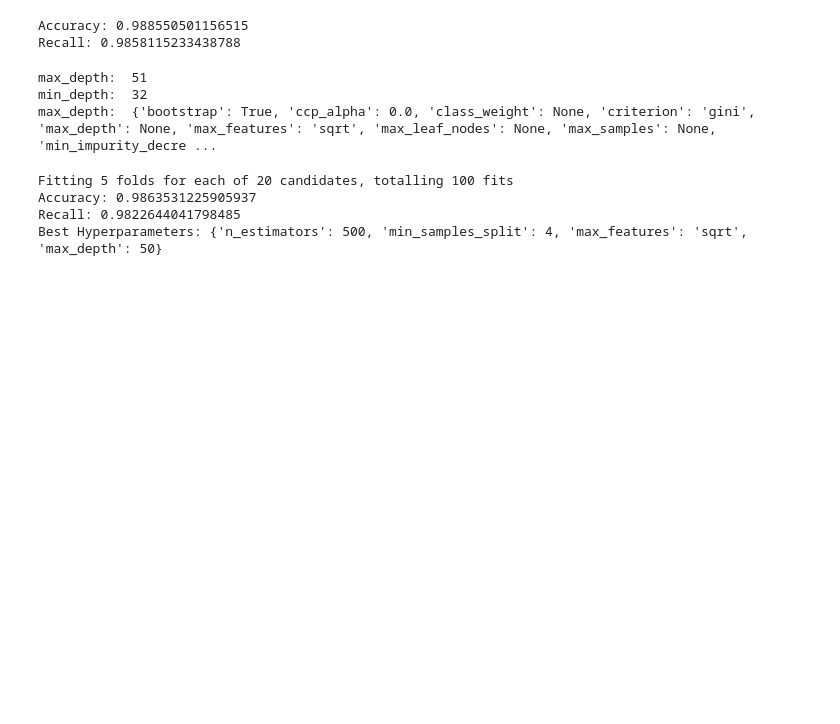
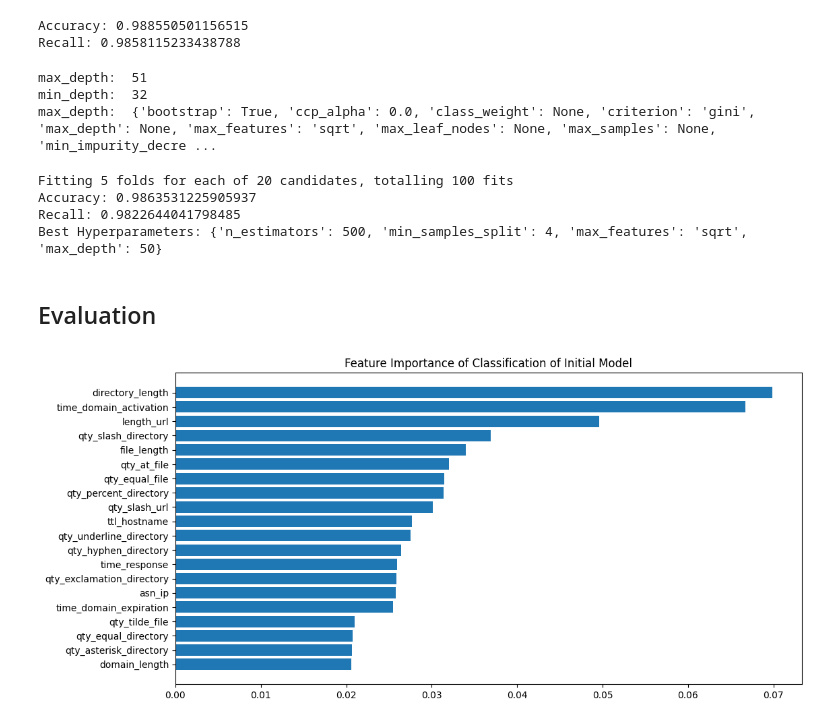
Before and after one commit to Oliverzhang0314/dsa4263-fraud-detection, a Jupyter notebook: notebooks/preprocessing.ipynb, the cells around one changed output. Saved outputs shown, nothing was run; the diff lists cells and outputs as text; code cells hidden in the pictures; blank space fills up the shorter version.

Commit message:
add evaluation

```diff
--- a/notebooks/preprocessing.ipynb
+++ b/notebooks/preprocessing.ipynb
@@ -260,3 +260,19 @@ Fitting 5 folds for each of 20 candidates, totalling 100 fits
 Accuracy: 0.9863531225905937
 Recall: 0.9822644041798485
 Best Hyperparameters: {'n_estimators': 500, 'min_samples_split': 4, 'max_features': 'sqrt', 'max_depth': 50}
+# %% [markdown]
+## Evaluation
+# %%
+# Feature importance of initial model
+# feature_importance = clf.feature_importances_
+feature_importances = np.mean([
+    tree.feature_importances_ for tree in clf.estimators_
+], axis=0)
+sorted_idx = np.argsort(feature_importances)[-20:]
+fig = plt.figure(figsize=(12, 6))
+plt.barh(range(len(sorted_idx)), feature_importances[sorted_idx], align="center")
+plt.yticks(range(len(sorted_idx)), np.array(X_test.columns)[sorted_idx])
+plt.title("Feature Importance of Classification of Initial Model")
+plt.show()
+# %% [output]
+[figure, added]
```
Also changed, not shown: parts of 1 cell of this notebook.
